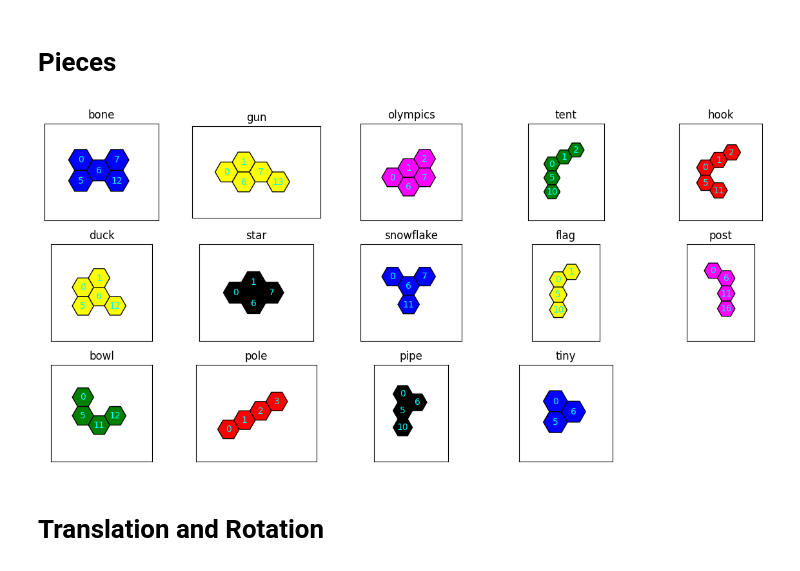
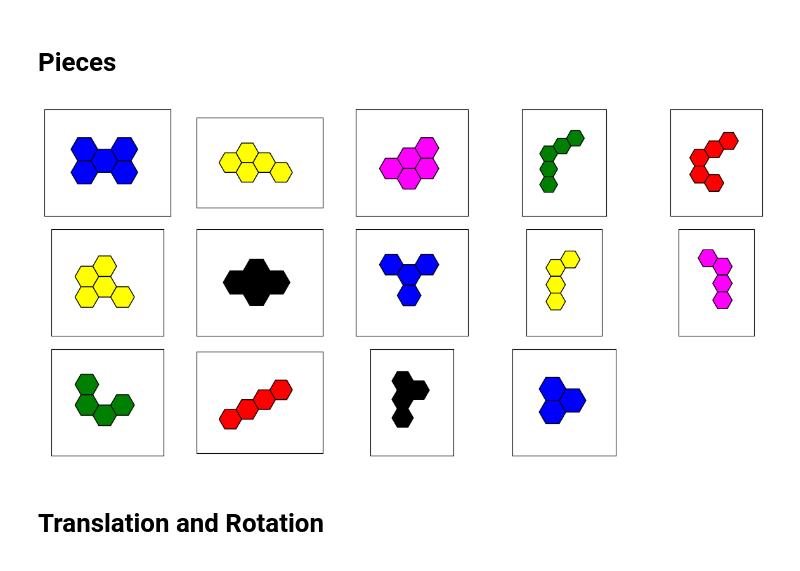
Before and after one commit to nesaboz/hexagon-puzzle, a Jupyter notebook: main.ipynb, the cells around one changed output. Saved outputs shown, nothing was run; the diff lists cells and outputs as text; code cells hidden in the pictures.

```diff
--- a/main.ipynb
+++ b/main.ipynb
@@ -45,36 +45,36 @@ tiny = Piece('tiny', 'blue', [(0,0), (0,1), (1,1)], angles=[0, 60])
 # %%
 import matplotlib.pyplot as plt
 
 # Create a figure and subplots
 fig, axs = plt.subplots(3, 5, figsize=(12, 6))
 
 # Set the titles for each subplot
 titles = ['bone', 'gun', 'olympics', 'tent', 'hook', 'duck', 'star', 'snowflake', 'flag', 'post', 'bowl', 'pole', 'pipe', 'tiny']
 
 # Iterate over the pieces and draw them in the subplots
 pieces = [bone, gun, olympics, tent, hook, duck, star, snowflake, flag, post, bowl, pole, pipe, tiny]
 for i, piece in enumerate(pieces):
     ax = axs[i // 5, i % 5]  # Get the current subplot
-    draw_pieces([piece], ax=ax)  # Draw the piece in the subplot
-    ax.set_title(titles[i])  # Set the title for the subplot
+    draw_pieces([piece], ax=ax, show_index=False)  # Draw the piece in the subplot
+    # ax.set_title(titles[i])  # Set the title for the subplot
     ax.set_xticks([])
     # Remove the y-axis ticks and numbers
     ax.set_yticks([])
 
 # Adjust the spacing between subplots
 plt.tight_layout()
 
 # # Remove the second subplot
 fig.delaxes(axs[2, 4])
 # fig.delaxes(axs[3, 3])
 # Remove the x-axis ticks and numbers
 
 plt.savefig('pieces.png')
 
 # Show the combined image
 plt.show()
 # %% [output]
-[figure, old version]
+[figure, new version]
 # %% [markdown]
 # Translation and Rotation
 # %%
```
Also changed, not shown: 3 other files.
